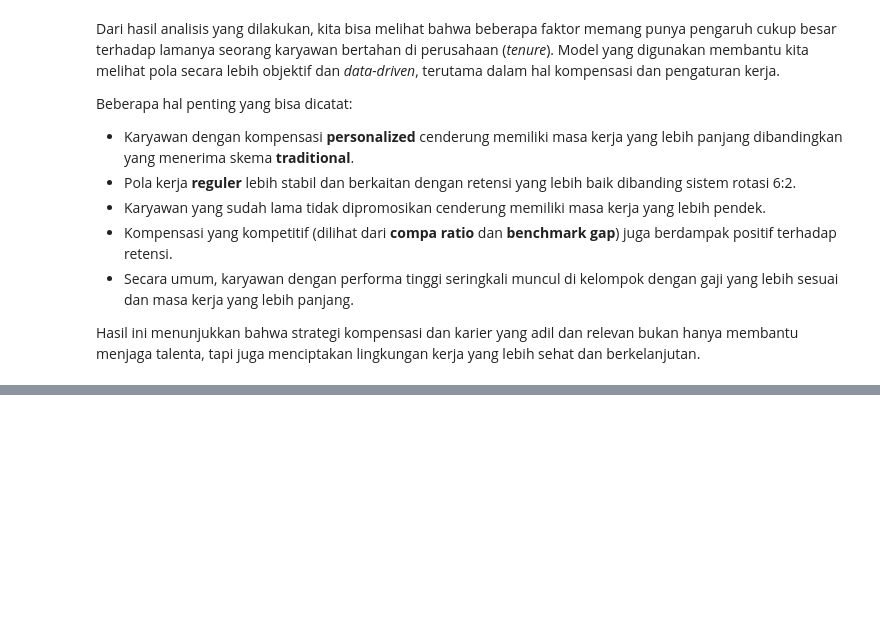
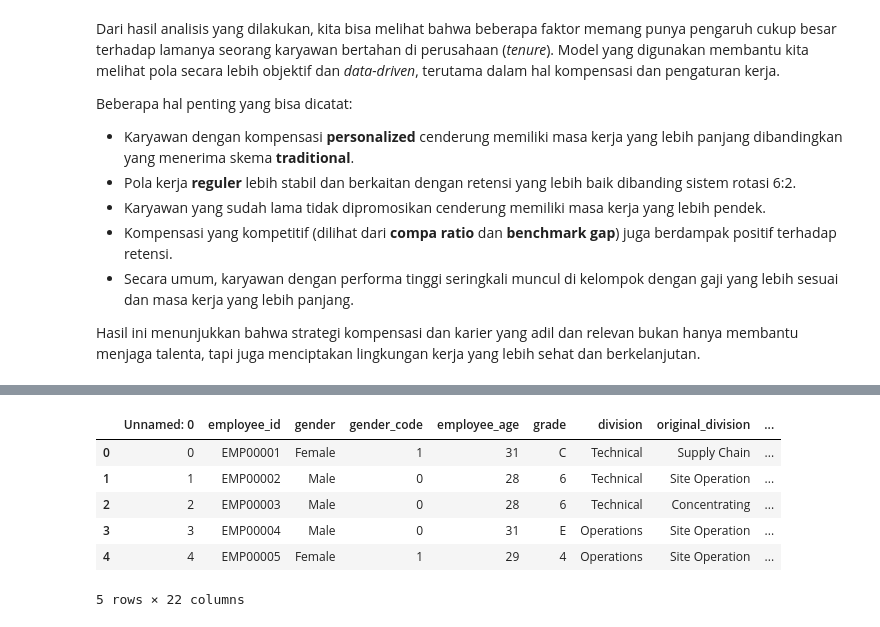
Before and after one commit to miukeurhub/computing-in-context, a Jupyter notebook: compensation_model.ipynb, the cells around one changed output, grey strips where cells are left out. Drawn from its saved outputs; the diff is of its cells as text; code cells hidden in the pictures; blank space fills up the shorter version.

Commit message:
new compensation

```diff
--- a/compensation_model.ipynb
+++ b/compensation_model.ipynb
@@ -344,0 +356,13 @@ menjaga talenta, tapi juga menciptakan lingkungan kerja yang lebih sehat dan ber
+# %%
+def simulate_resignation_prob(row):
+    prob = 0.1  # base probability
+
+    prob += 0.15 if row['months_since_last_promotion'] > 48 else 0
+    prob += 0.15 if row['performance_level'] <= 2 else 0
+    prob += 0.2 if row['compa_ratio'] < 0.9 else 0
+    prob += 0.1 if row['rotation_type'] == '6:2' else 0
+    prob += 0.1 if row['work_location'] == 'Remote' else 0
+
+    return 1 if np.random.rand() < min(prob, 0.9) else 0
+
+compensation_model['resigned'] = compensation_model.apply(simulate_resignation_prob, axis=1)
@@ -344,0 +375,10 @@ menjaga talenta, tapi juga menciptakan lingkungan kerja yang lebih sehat dan ber
+# %%
+compensation_model.head()
+# %% [output]
+|  | Unnamed: 0 | employee_id | gender | gender_code | employee_age | grade | division | original_division | ... |
+| 0 | 0 | EMP00001 | Female | 1 | 31 | C | Technical | Supply Chain | ... |
+| 1 | 1 | EMP00002 | Male | 0 | 28 | 6 | Technical | Site Operation | ... |
+| 2 | 2 | EMP00003 | Male | 0 | 28 | 6 | Technical | Concentrating | ... |
+| 3 | 3 | EMP00004 | Male | 0 | 31 | E | Operations | Site Operation | ... |
+| 4 | 4 | EMP00005 | Female | 1 | 29 | 4 | Operations | Site Operation | ... |
+5 rows × 22 columns
```
Also changed, not shown: parts of 15 cells of this notebook, 2 other files.
